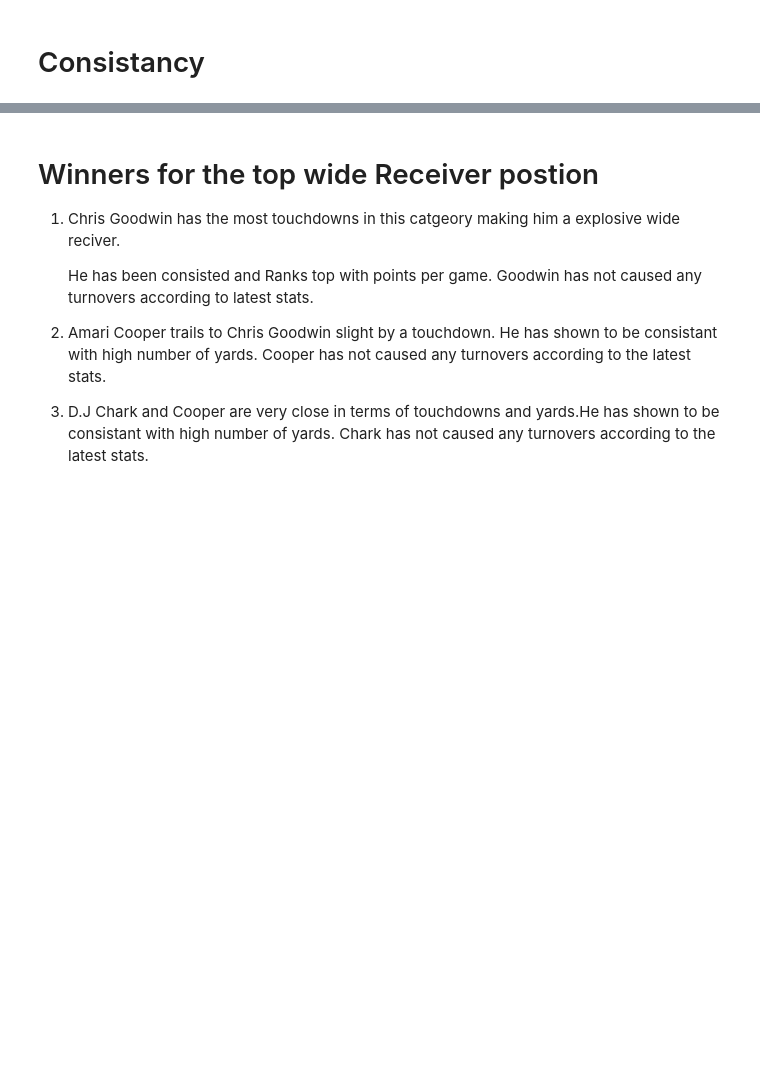
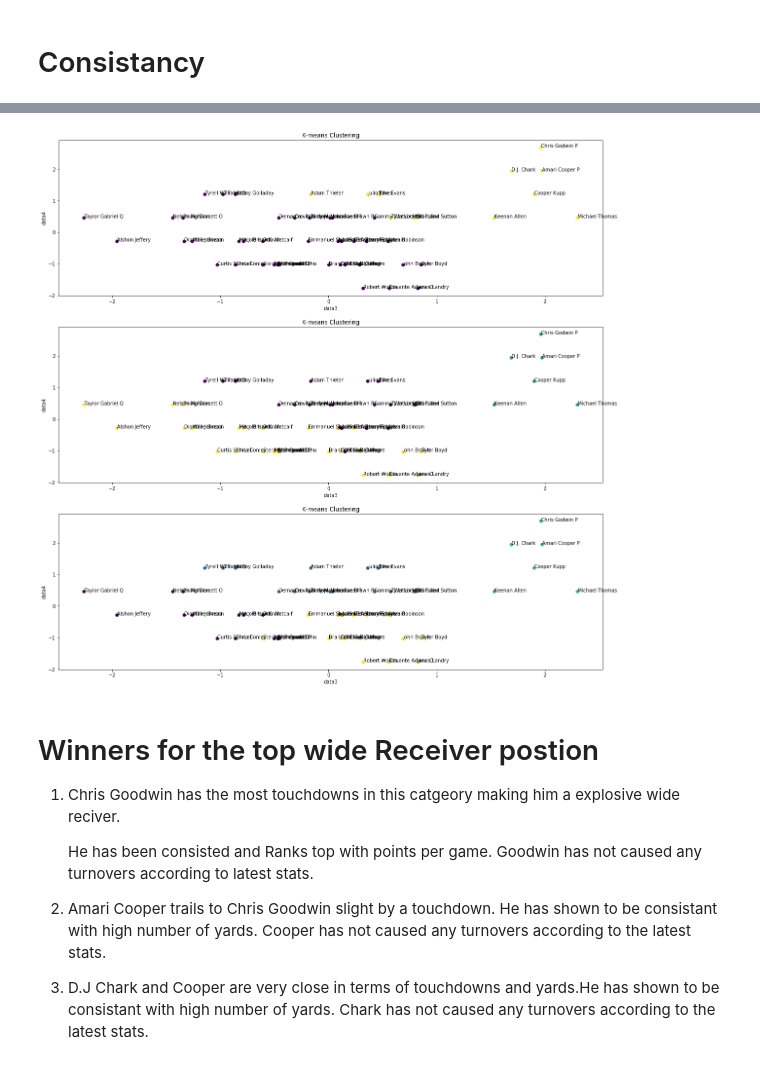
Before and after one commit to anuliyan/NFL-Fantacy, a Jupyter notebook: NFL_Fantacy-checkpoint.ipynb, the cells around one changed output, grey strips where cells are left out. Drawn from its saved outputs; the diff is of its cells as text; code cells hidden in the pictures; blank space fills up the shorter version.

```diff
--- a/NFL_Fantacy-checkpoint.ipynb
+++ b/NFL_Fantacy-checkpoint.ipynb
@@ -738,0 +684,10 @@ df
+# %%
+WR_Stats = [WR_YDS['Receiving_YDS'],WR_YDS['Receiving_TD'],WR_YDS['FPTS/G'],WR_YDS['FPTS']]
+# %%
+WR_Stats = np.swapaxes(np.array(WR_Stats),0,1)
+# %%
+from sklearn import preprocessing
+
+wr_std_scale = preprocessing.StandardScaler().fit(WR_Stats)
+
+WR_Rating_std = wr_std_scale.transform(WR_Stats)
@@ -739,3 +697,32 @@ df
+# %%
+#Find the best number of clusters
+
+
+name = np.array(WR_YDS['Player_Name'])
+num_clusters = [2,3,4]
+
+x_coords=WR_Rating_std[:,0]
+y_coords=WR_Rating_std[:,1]
+
+
+fig, axes = plt.subplots(3, figsize=(20,20))
+
+for cluster in zip(num_clusters,axes):
+
+    kmeans = KMeans(cluster[0])
+    kmeans.fit(WR_Rating_std)
+
+
+    cluster[1].scatter(x_coords,y_coords, c=kmeans.labels_.astype(float))
+    #cluster[1].plot(x_coords,y_coords)
+    cluster[1].set_xlabel("data3")
+    cluster[1].set_ylabel("data4")
+    cluster[1].set_title("K-means Clustering")
+    for i, txt in enumerate(name):
+        cluster[1].annotate(txt,(x_coords[i], y_coords[i]))
+plt.show()
+# %% [output]
+[figure, added]
 # %% [markdown]
 # Winners for the top wide Receiver postion
 
```
Also changed, not shown: parts of 53 cells of this notebook.
